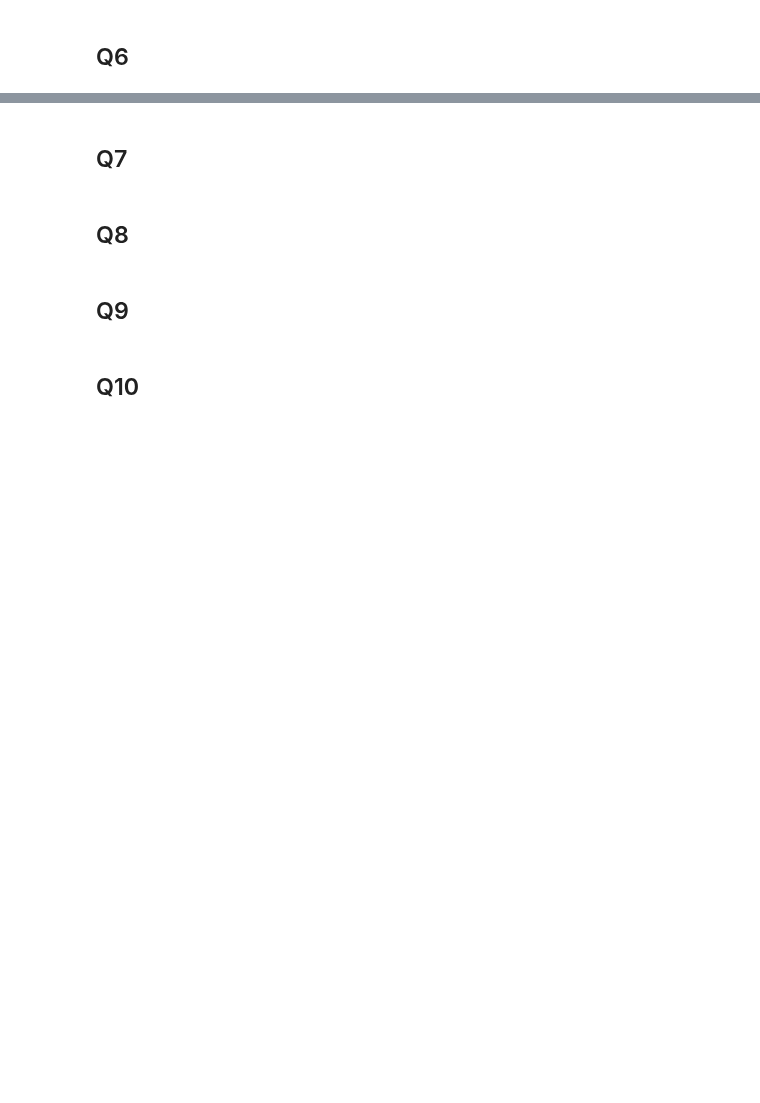
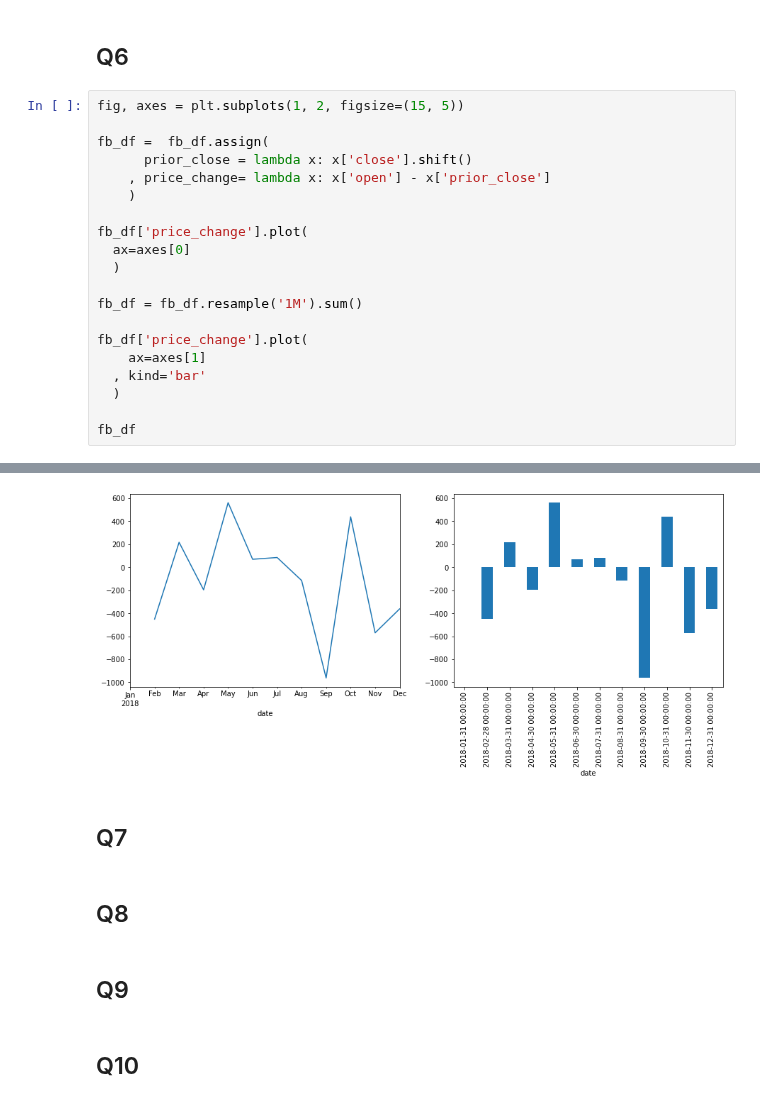
Before and after one commit to kevinsthompson/09-Hands-On-Data-Analysis-with-Pandas-2nd-edition, a Jupyter notebook: ch_05/KT_Exercises-Chp5.ipynb, the cells around one changed output, grey strips where cells are left out. Cells and saved outputs as stored; diff of their text form; blank space fills up the shorter version.

```diff
--- a/ch_05/KT_Exercises-Chp5.ipynb
+++ b/ch_05/KT_Exercises-Chp5.ipynb
@@ -110,2 +110,23 @@ new_cases_rolling_average[['Brazil', 'India', 'USA']].plot(ax=axes[2])
 # %% [markdown]
 ## Q6
+# %%
+fig, axes = plt.subplots(1, 2, figsize=(15, 5))
+
+fb_df =  fb_df.assign(
+      prior_close = lambda x: x['close'].shift()
+    , price_change= lambda x: x['open'] - x['prior_close']
+    )
+
+fb_df['price_change'].plot(
+  ax=axes[0]
+  )
+
+fb_df = fb_df.resample('1M').sum()
+
+fb_df['price_change'].plot(
+    ax=axes[1]
+  , kind='bar'
+  )
+
+fb_df
+# %% [output]
@@ -112,3 +147,4 @@ new_cases_rolling_average[['Brazil', 'India', 'USA']].plot(ax=axes[2])
+[figure, added]
 # %% [markdown]
 ## Q7
 # %% [markdown]
```
Also changed, not shown: parts of 3 cells of this notebook.
